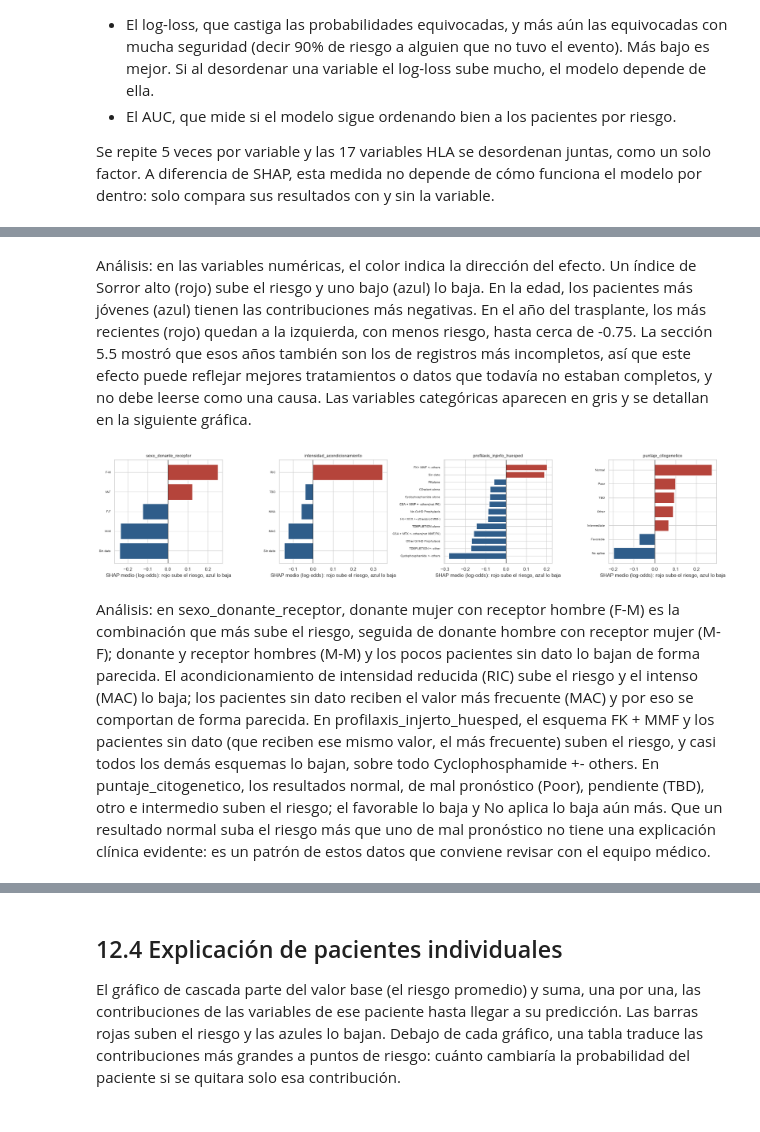
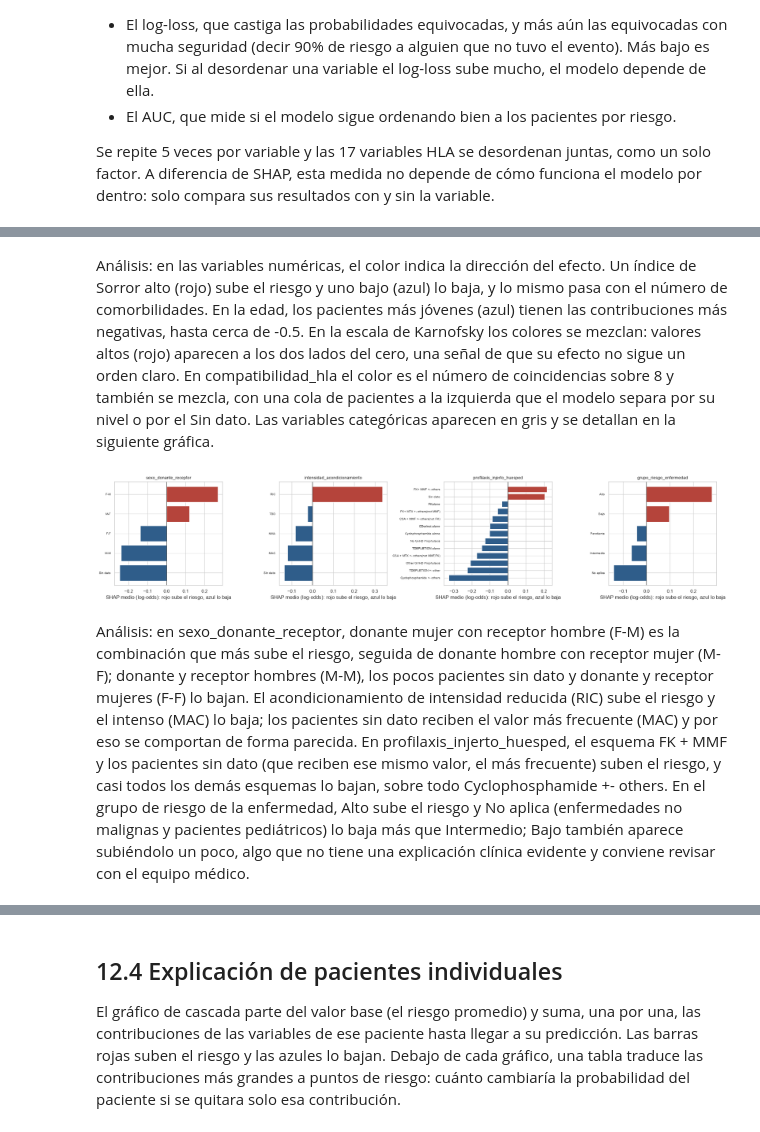
Before and after one commit to ng0-k1/proyecto_hct_especializacion, a Jupyter notebook: Proyecto_Final_ML_Riesgo_Post_Trasplante_Enviar.ipynb, the cells around one changed output, grey strips where cells are left out. Drawn from its saved outputs; the diff is of its cells as text; code cells hidden in the pictures.

```diff
--- a/Proyecto_Final_ML_Riesgo_Post_Trasplante_Enviar.ipynb
+++ b/Proyecto_Final_ML_Riesgo_Post_Trasplante_Enviar.ipynb
@@ -1012,7 +1230,7 @@ subsample (0.9) y colsample_bytree (0.8) quedan fijos en los valores de la confi
 
 Los valores extienden la configuración de partida (max_depth 4, learning_rate 0.05, 300 árboles) hacia los dos lados, para que el mejor valor no quede en un borde de la grilla. La tabla de resultados indica si alguno quedó en el valor mínimo o máximo probado. Los demás modelos también tienen su grilla definida en el código, por si en otra ejecución ganara otro.
 # %%
-# GridSearchCV sobre el mejor modelo, con StratifiedKFold de 5 pliegues. Cada combinación queda registrada en MLflow.
+# GridSearchCV sobre el mejor modelo con 5 pliegues
 parametrosGridSearch = {
     "XGBClassifier": {"modelo__max_depth": [1, 2, 3, 4, 5], "modelo__learning_rate": [0.03, 0.06, 0.12],
                       "modelo__n_estimators": [200, 400, 800, 1600], "modelo__min_child_weight": [1, 10]},
@@ -1023,18 +1241,17 @@ parametrosGridSearch = {
     "AdaBoostClassifier": {"modelo__n_estimators": [100, 200, 400], "modelo__learning_rate": [0.3, 0.6, 1.0]},
     "KNeighborsClassifier": {"modelo__n_neighbors": [35, 75, 150], "modelo__weights": ["uniform", "distance"]},
 }
-stratifiedKFold5 = StratifiedKFold(n_splits=5, shuffle=True, random_state=SEMILLA)
 estimador_mejor, pca_mejor = modelos[mejor_nombre]
 grilla = parametrosGridSearch[mejor_nombre]
 inicio = time.time()
-busquedaGridSearch = GridSearchCV(crear_pipeline(clone(estimador_mejor), pca_global=pca_mejor), grilla, scoring="roc_auc",
-                                  cv=stratifiedKFold5, n_jobs=max(1, (os.cpu_count() or 1) // HILOS_POR_MODELO),
+busquedaGridSearch = GridSearchCV(crear_pipeline(clone(estimador_mejor), X_train, pca_global=pca_mejor), grilla, scoring="roc_auc",
+                                  cv=stratifiedKFold5, n_jobs=-1,
                                   return_train_score=True).fit(X_train, y_train)
 minutos = (time.time() - inicio) / 60
 resultados_grid = pd.DataFrame(busquedaGridSearch.cv_results_)
 mejores_parametros = {k.replace("modelo__", ""): v for k, v in busquedaGridSearch.best_params_.items()}
 
-# Registro en MLflow: un run por combinación, anidado en el run de la búsqueda.
+# Un run anidado por combinación
 with iniciar_run(f"gridsearch | {mejor_nombre}") as run:
     RUN_BUSQUEDA = run.info.run_id
     mlflow.log_params({"modelo": mejor_nombre, "metodo": "GridSearchCV", "combinaciones": len(resultados_grid), "pliegues": 5,
@@ -1047,7 +1264,7 @@ with iniciar_run(f"gridsearch | {mejor_nombre}") as run:
                            {"auc_cv_media": fila["mean_test_score"], "auc_cv_desv": fila["std_test_score"],
                             "auc_entrenamiento": fila["mean_train_score"]})
 
-# Comprobación de bordes: si el mejor valor de un hiperparámetro numérico es el mínimo o el máximo probado.
+# Valores elegidos que quedan en el mínimo o el máximo de la grilla
 bordes = [f"{k}={v}" for k, v in mejores_parametros.items()
           if isinstance(v, (int, float)) and len(grilla[f"modelo__{k}"]) > 1 and v in (min(grilla[f"modelo__{k}"]), max(grilla[f"modelo__{k}"]))]
 print(f"Combinaciones evaluadas: {len(resultados_grid)} en {minutos:.1f} min | mejor AUC: {busquedaGridSearch.best_score_:.4f} | "
@@ -1101,15 +1317,15 @@ Análisis: el mapa promedia el resto de hiperparámetros (número de árboles y
 # %%
-# En df_val: AUC del modelo ajustado frente al modelo sin ajustar, y umbral de alerta.
+# Modelo ajustado frente al de partida en df_val
 def formato_parametros(parametros):
     return ", ".join(f"{k}={v:.3g}" if isinstance(v, float) else f"{k}={v}" for k, v in parametros.items())
 
 
 pipelineFinal = busquedaGridSearch.best_estimator_
 prob_val = pipelineFinal.predict_proba(X_val)[:, 1].astype(float)
-pipelineSinAjuste = crear_pipeline(clone(estimador_mejor), pca_global=pca_mejor).fit(X_train, y_train)
+pipelineSinAjuste = crear_pipeline(clone(estimador_mejor), X_train, pca_global=pca_mejor).fit(X_train, y_train)
 auc_val, auc_val_sin = roc_auc_score(y_val, prob_val), roc_auc_score(y_val, pipelineSinAjuste.predict_proba(X_val)[:, 1])
 
-# Umbral de alerta: el que maximiza el índice de Youden (recall menos tasa de falsos positivos) en df_val.
+# Umbral que maximiza el índice de Youden en df_val
 fpr, tpr, umbrales = roc_curve(y_val, prob_val)
 UMBRAL = float(umbrales[np.argmax(tpr - fpr)])
 pred_val = (prob_val >= UMBRAL).astype(int)
@@ -1490,7 +1701,7 @@ Se desordena una variable en df_val (se mezclan sus valores entre pacientes, as
 
 Se repite 5 veces por variable y las 17 variables HLA se desordenan juntas, como un solo factor. A diferencia de SHAP, esta medida no depende de cómo funciona el modelo por dentro: solo compara sus resultados con y sin la variable.
 # %%
-# Importancia por permutación en df_val: cuánto sube el log-loss y cuánto baja el AUC al desordenar cada variable.
+# Cambio del log loss y del AUC en df_val al desordenar cada variable
 rng = np.random.default_rng(SEMILLA)
 prob_val_base = pipelineFinal.predict_proba(X_val)[:, 1]
 logloss_base, auc_base = log_loss(y_val, prob_val_base), roc_auc_score(y_val, prob_val_base)
@@ -1502,7 +1713,7 @@ for variable, columnas in grupos_permutacion.items():
         orden_filas = rng.permutation(len(X_val))
         X_permutado = X_val.copy()
         for c in columnas:
-            X_permutado[c] = X_val[c].to_numpy()[orden_filas]
+            X_permutado[c] = X_val[c].iloc[orden_filas].array
         prob = pipelineFinal.predict_proba(X_permutado)[:, 1]
         cambios_logloss.append(log_loss(y_val, prob) - logloss_base)
         cambios_auc.append(auc_base - roc_auc_score(y_val, prob))
@@ -1551,6 +1762,5 @@ SHAP reparte la predicción de cada paciente entre sus variables: cuánto sube o
 # %%
-# SHAP sobre el modelo final. Los valores se calculan en las columnas que ve el modelo (One-Hot y componentes HLA)
-# y luego se suman por variable original, para explicar en el lenguaje del registro clínico.
+# SHAP en las columnas del modelo sumado por variable original
 columnTransformer = pipelineFinal.named_steps["columnTransformer"]
 estimador_final = pipelineFinal.named_steps["modelo"]
 nombres_columnas = columnTransformer.get_feature_names_out()
@@ -1578,9 +1788,9 @@ def variable_original(nombre):
     bloque, resto = nombre.split("__", 1)
     if bloque == "hla":
         return "compatibilidad_hla"
-    if bloque == "num":
+    if bloque in ("continuas", "binarias"):
         return resto
-    return next(c for c in sorted(COLUMNAS_CATEGORICAS, key=len, reverse=True) if resto.startswith(c + "_"))
+    return next(c for c in sorted(categoricas, key=len, reverse=True) if resto.startswith(c + "_"))
 
 
 df_shap = pd.DataFrame(valores_shap.values, columns=[variable_original(n) for n in nombres_columnas]).T.groupby(level=0).sum().T
@@ -1653,21 +1862,21 @@ guardar_figura("shap_beeswarm", RUN_FINAL)
 # %% [markdown]
-Análisis: en las variables numéricas, el color indica la dirección del efecto. Un índice de Sorror alto (rojo) sube el riesgo y uno bajo (azul) lo baja. En la edad, los pacientes más jóvenes (azul) tienen las contribuciones más negativas. En el año del trasplante, los más recientes (rojo) quedan a la izquierda, con menos riesgo, hasta cerca de -0.75. La sección 5.5 mostró que esos años también son los de registros más incompletos, así que este efecto puede reflejar mejores tratamientos o datos que todavía no estaban completos, y no debe leerse como una causa. Las variables categóricas aparecen en gris y se detallan en la siguiente gráfica.
+Análisis: en las variables numéricas, el color indica la dirección del efecto. Un índice de Sorror alto (rojo) sube el riesgo y uno bajo (azul) lo baja, y lo mismo pasa con el número de comorbilidades. En la edad, los pacientes más jóvenes (azul) tienen las contribuciones más negativas, hasta cerca de -0.5. En la escala de Karnofsky los colores se mezclan: valores altos (rojo) aparecen a los dos lados del cero, una señal de que su efecto no sigue un orden claro. En compatibilidad_hla el color es el número de coincidencias sobre 8 y también se mezcla, con una cola de pacientes a la izquierda que el modelo separa por su nivel o por el Sin dato. Las variables categóricas aparecen en gris y se detallan en la siguiente gráfica.
 # %%
-# SHAP medio por categoría en las cuatro variables categóricas más importantes.
-top_categoricas = [c for c in importancia_shap.index if c in COLUMNAS_CATEGORICAS][:4]
+# SHAP medio por categoría en las cuatro variables categóricas más importantes
+top_categoricas = [c for c in importancia_shap.index if c in categoricas][:4]
 fig, axes = plt.subplots(1, 4, figsize=(21, 4.5))
 for ax, col in zip(axes, top_categoricas):
     media = df_shap[col].groupby(X_shap[col].fillna("Sin dato").values).agg(["mean", "size"])
     media = media[media["size"] >= 15].sort_values("mean")
     ax.barh(media.index.astype(str), media["mean"], color=[ROJO if v > 0 else AZUL for v in media["mean"]])
     ax.axvline(0, color="black", linewidth=0.8)
     ax.set_title(col, fontsize=10)
     ax.set_xlabel(f"SHAP medio ({ESCALA_SHAP}): rojo sube el riesgo, azul lo baja")
     ax.tick_params(axis="y", labelsize=7)
 plt.tight_layout()
 guardar_figura("shap_categorias", RUN_FINAL)
 # %% [output]
-[figure, old version]
+[figure, new version]
 # %% [markdown]
-Análisis: en sexo_donante_receptor, donante mujer con receptor hombre (F-M) es la combinación que más sube el riesgo, seguida de donante hombre con receptor mujer (M-F); donante y receptor hombres (M-M) y los pocos pacientes sin dato lo bajan de forma parecida. El acondicionamiento de intensidad reducida (RIC) sube el riesgo y el intenso (MAC) lo baja; los pacientes sin dato reciben el valor más frecuente (MAC) y por eso se comportan de forma parecida. En profilaxis_injerto_huesped, el esquema FK + MMF y los pacientes sin dato (que reciben ese mismo valor, el más frecuente) suben el riesgo, y casi todos los demás esquemas lo bajan, sobre todo Cyclophosphamide +- others. En puntaje_citogenetico, los resultados normal, de mal pronóstico (Poor), pendiente (TBD), otro e intermedio suben el riesgo; el favorable lo baja y No aplica lo baja aún más. Que un resultado normal suba el riesgo más que uno de mal pronóstico no tiene una explicación clínica evidente: es un patrón de estos datos que conviene revisar con el equipo médico.
+Análisis: en sexo_donante_receptor, donante mujer con receptor hombre (F-M) es la combinación que más sube el riesgo, seguida de donante hombre con receptor mujer (M-F); donante y receptor hombres (M-M), los pocos pacientes sin dato y donante y receptor mujeres (F-F) lo bajan. El acondicionamiento de intensidad reducida (RIC) sube el riesgo y el intenso (MAC) lo baja; los pacientes sin dato reciben el valor más frecuente (MAC) y por eso se comportan de forma parecida. En profilaxis_injerto_huesped, el esquema FK + MMF y los pacientes sin dato (que reciben ese mismo valor, el más frecuente) suben el riesgo, y casi todos los demás esquemas lo bajan, sobre todo Cyclophosphamide +- others. En el grupo de riesgo de la enfermedad, Alto sube el riesgo y No aplica (enfermedades no malignas y pacientes pediátricos) lo baja más que Intermedio; Bajo también aparece subiéndolo un poco, algo que no tiene una explicación clínica evidente y conviene revisar con el equipo médico.
 # %%
```
Also changed, not shown: parts of 103 cells of this notebook.
